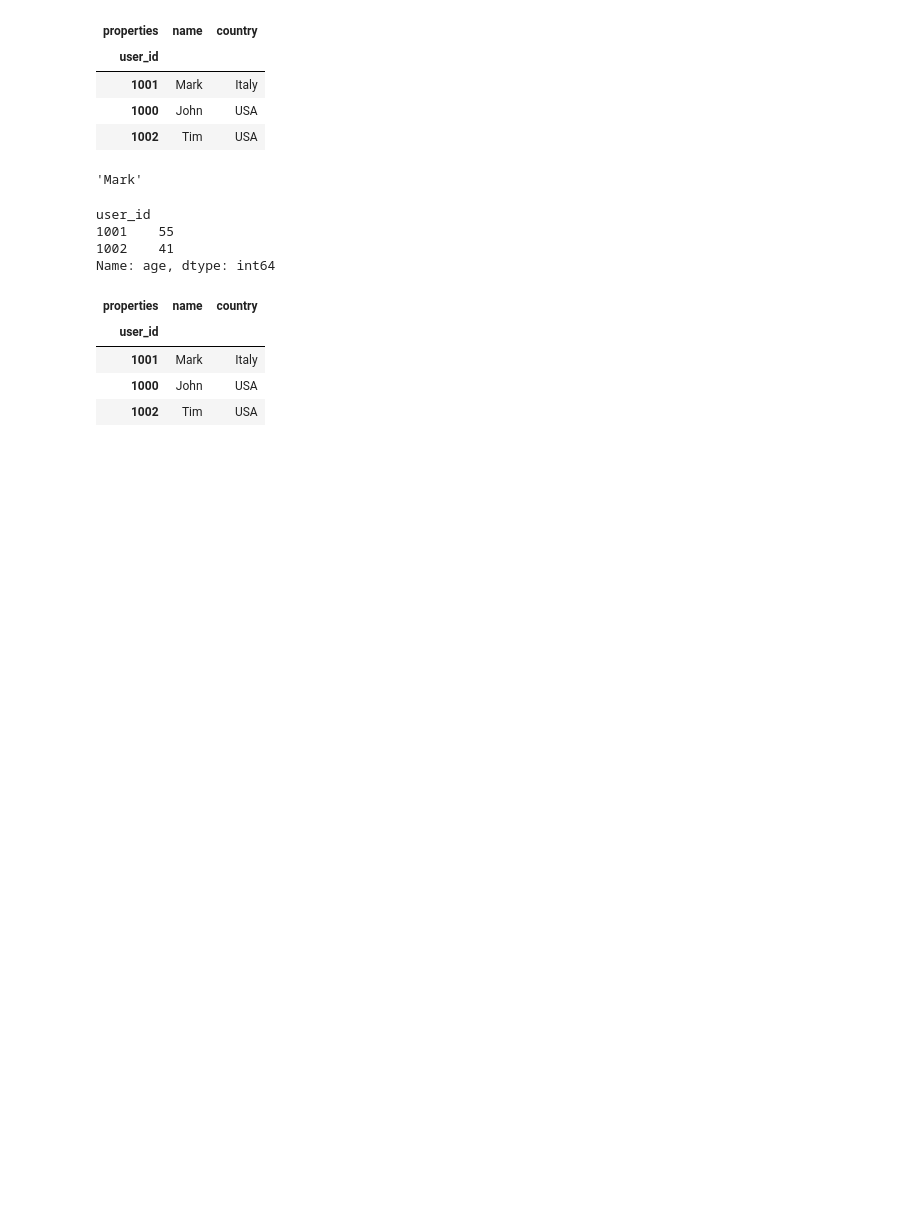
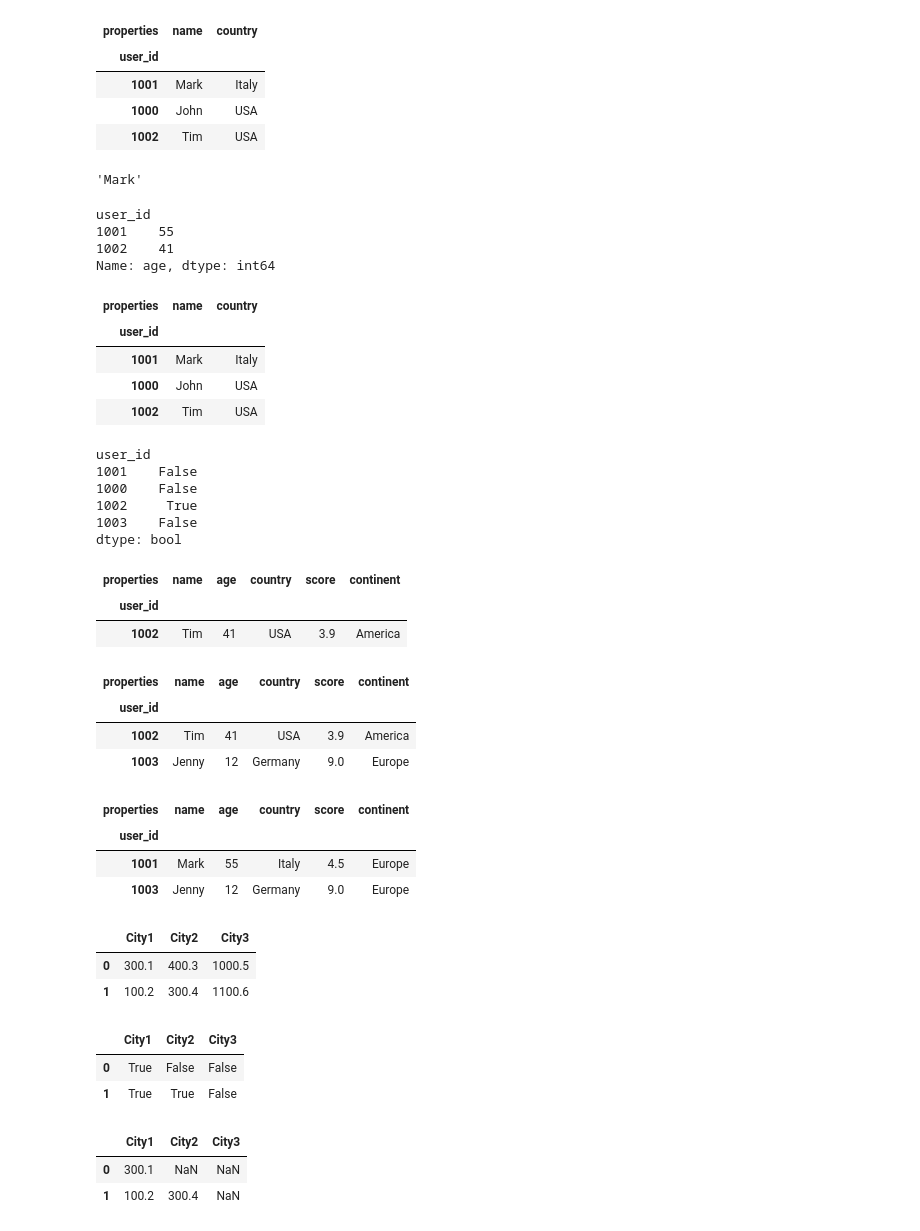
Before and after one commit to W2625/python-for-excel, a Jupyter notebook: part_5.ipynb, the cells around one changed output. Cells and saved outputs as stored; diff of their text form; code cells hidden in the pictures; blank space fills up the shorter version.

Commit message:
数据操作之选取数据（使用布尔索引选取数据）

```diff
--- a/part_5.ipynb
+++ b/part_5.ipynb
@@ -207,3 +207,65 @@ df.iloc[:3, [0, 2]]
 | 1001 | Mark | Italy |
 | 1000 | John | USA |
 | 1002 | Tim | USA |
+# %%
+# 使用布尔索引选取数据【and —— &，or —— |，not —— ~】
+# 只展示居住在美国且年龄在40岁以上的学员
+tf = (df["age"] > 40) & (df["country"] == "USA")
+# tf这个Series中只有True和False
+tf
+# %% [output]
+user_id
+1001    False
+1000    False
+1002     True
+1003    False
+dtype: bool
+# %%
+df.loc[tf, :]
+# %% [output]
+| properties | name | age | country | score | continent |
+| user_id |  |  |  |  |  |
+| 1002 | Tim | 41 | USA | 3.9 | America |
+# %%
+# 对索引进行筛选
+df.loc[df.index > 1001, :]
+# %% [output]
+| properties | name | age | country | score | continent |
+| user_id |  |  |  |  |  |
+| 1002 | Tim | 41 | USA | 3.9 | America |
+| 1003 | Jenny | 12 | Germany | 9.0 | Europe |
+# %%
+# Python的列表可以使用in运算符判断是否包含某些对象，
+# 若在Series中进行类似操作使用isin()
+# 筛选出所有来自意大利和德国的学员
+df.loc[df["country"].isin(["Italy", "Germany"])]
+# %% [output]
+| properties | name | age | country | score | continent |
+| user_id |  |  |  |  |  |
+| 1001 | Mark | 55 | Italy | 4.5 | Europe |
+| 1003 | Jenny | 12 | Germany | 9.0 | Europe |
+# %%
+# 不使用loc[]的情况下传递一整个布尔DataFrame作为参数：df[boolean_df]
+# df[boolean_df]————即DataFrame只包含数字时这种语法特别有用
+# 返回的DataFrame会在原DataFrame的基础上，把对应着False的地方变成NaN
+# 当作以毫米为单位的年降雨量
+rainfall = pd.DataFrame(data={"City1": [300.1, 100.2],
+                             "City2": [400.3, 300.4],
+                             "City3": [1000.5, 1100.6]})
+rainfall
+# %% [output]
+|  | City1 | City2 | City3 |
+| 0 | 300.1 | 400.3 | 1000.5 |
+| 1 | 100.2 | 300.4 | 1100.6 |
+# %%
+rainfall < 400
+# %% [output]
+|  | City1 | City2 | City3 |
+| 0 | True | False | False |
+| 1 | True | True | False |
+# %%
+rainfall[rainfall < 400]
+# %% [output]
+|  | City1 | City2 | City3 |
+| 0 | 300.1 | NaN | NaN |
+| 1 | 100.2 | 300.4 | NaN |
```
